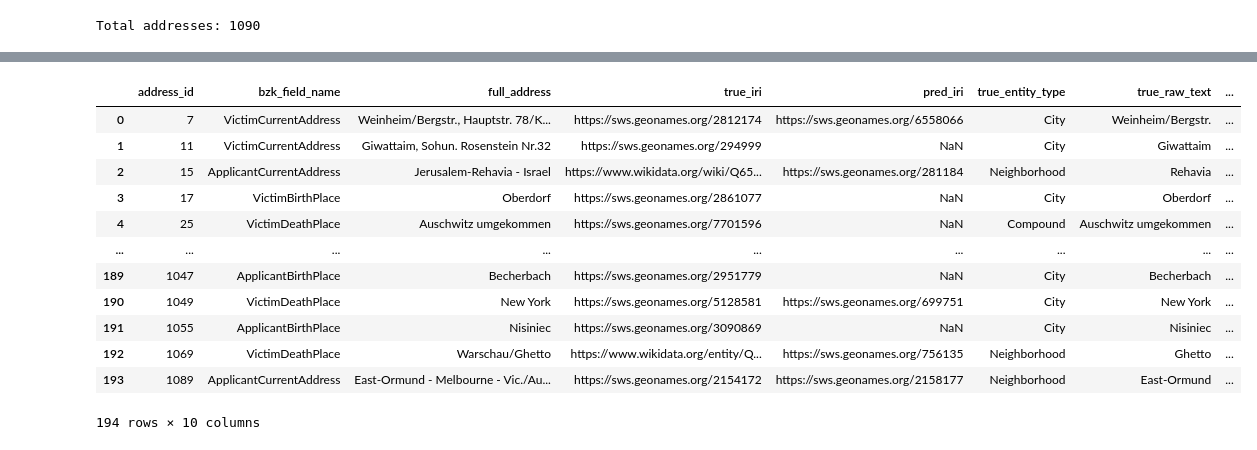
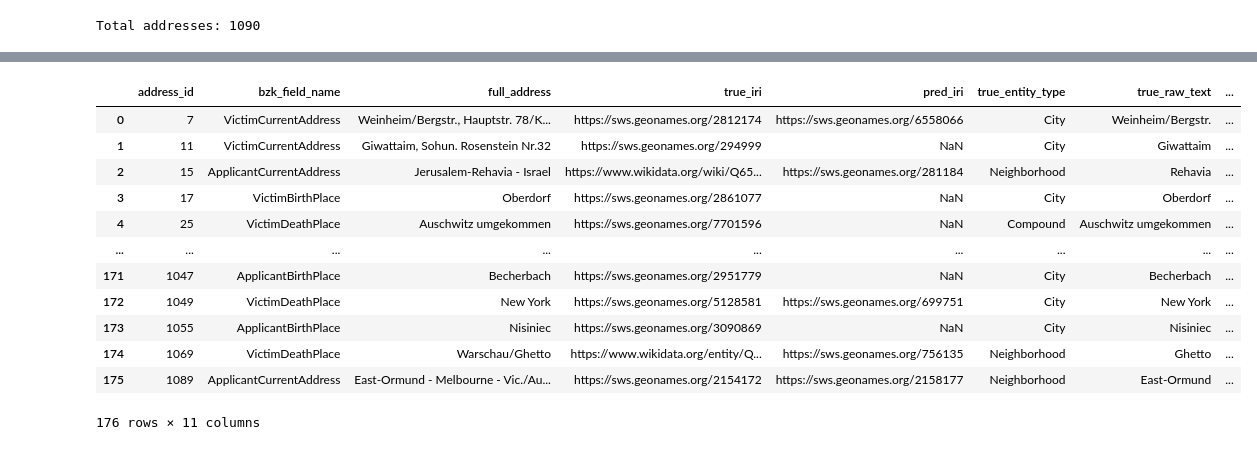
Before and after one commit to ISE-FIZKarlsruhe/bzk-address-parsing, a Jupyter notebook: entity_linking.ipynb, the cells around one changed output, grey strips where cells are left out. Saved outputs shown, nothing was run; the diff lists cells and outputs as text; code cells hidden in the pictures.

```diff
--- a/entity_linking.ipynb
+++ b/entity_linking.ipynb
@@ -294,62 +364,59 @@ Legend:
 # %%
 indexed_gt = bzkopen_gt.copy()
 indexed_gt["address_id"] = indexed_gt["address_id"].astype(str)
 indexed_gt.set_index("address_id", inplace=True)
 incorrect_or_missing_links = []
-for address in gt_disambiguated:
-    true_row = indexed_gt.loc[address.id]
+for row, outcome in zip(bzkopen_merged.itertuples(), gt_outcomes):
+    true_row = indexed_gt.loc[str(row.address_id)]
     true_iri = true_row["iri"]
     if pd.isna(true_iri):
         true_iri = None
         true_entity_type = None
         true_raw_text = None
     else:
         true_iri = normalize_iri(true_iri)
-        def _get_link_entity_type(row):
-            for c in row.index:
-                if c.endswith("_iri") and not pd.isna(row[c]):
+        def _get_link_entity_type(r):
+            for c in r.index:
+                if c.endswith("_iri") and not pd.isna(r[c]):
                     return c[:-4]  # Remove the "_iri" suffix to get the entity type
         true_entity_type = _get_link_entity_type(true_row)
         true_raw_text = true_row[true_entity_type]
-    pred_iri = None
-    if address.linked_to is not None:
-        pred_iri = normalize_iri(address.linked_to.finest_grain_entity.linked_to.geographical_name.entity.iri)
+    pred_iri = normalize_iri(outcome.iri)
     if true_iri != pred_iri:
-        row = dict(
-            address_id=address.id,
-            bzk_field_name=address.bzk_field_name,
-            full_address=address.full_address,
-            true_iri = true_iri,
-            pred_iri = pred_iri,
-            true_entity_type = true_entity_type,
-            true_raw_text = true_raw_text
+        record = dict(
+            address_id=row.address_id,
+            bzk_field_name=row.field,
+            full_address=row.FullAddress,
+            true_iri=true_iri,
+            pred_iri=pred_iri,
+            true_entity_type=true_entity_type,
+            true_raw_text=true_raw_text,
+            pred_status = outcome.search_status
         )
-        if address.linked_to is not None:
-            entity = address.linked_to.finest_grain_entity
-            assert entity.linked_to is not None, f"Entity {entity} has no linked geographical name"
-            geo_entity = entity.linked_to.geographical_name.entity
-            row.update(dict(
-                pred_entity_type=entity.entity_type.name,
-                pred_raw_text=entity.raw_text,
-                pred_country = geo_entity.country.country_name if geo_entity.country is not None else None,
+        finest = _finest_entity(outcome)
+        if finest is not None:
+            record.update(dict(
+                pred_entity_type=outcome.entity_type,
+                pred_matched_name=finest.matching.get("matched_name"),
+                pred_country=finest.country,
             ))
-        incorrect_or_missing_links.append(row)
+        incorrect_or_missing_links.append(record)
 incorrect_or_missing_links_df = pd.DataFrame(incorrect_or_missing_links)
 incorrect_or_missing_links_df
 # %% [output]
 |  | address_id | bzk_field_name | full_address | true_iri | pred_iri | true_entity_type | true_raw_text | ... |
 | 0 | 7 | VictimCurrentAddress | Weinheim/Bergstr., Hauptstr. 78/K... | https://sws.geonames.org/2812174 | https://sws.geonames.org/6558066 | City | Weinheim/Bergstr. | ... |
 | 1 | 11 | VictimCurrentAddress | Giwattaim, Sohun. Rosenstein Nr.32 | https://sws.geonames.org/294999 | NaN | City | Giwattaim | ... |
 | 2 | 15 | ApplicantCurrentAddress | Jerusalem-Rehavia - Israel | https://www.wikidata.org/wiki/Q65... | https://sws.geonames.org/281184 | Neighborhood | Rehavia | ... |
 | 3 | 17 | VictimBirthPlace | Oberdorf | https://sws.geonames.org/2861077 | NaN | City | Oberdorf | ... |
 | 4 | 25 | VictimDeathPlace | Auschwitz umgekommen | https://sws.geonames.org/7701596 | NaN | Compound | Auschwitz umgekommen | ... |
 | ... | ... | ... | ... | ... | ... | ... | ... | ... |
-| 189 | 1047 | ApplicantBirthPlace | Becherbach | https://sws.geonames.org/2951779 | NaN | City | Becherbach | ... |
-| 190 | 1049 | VictimDeathPlace | New York | https://sws.geonames.org/5128581 | https://sws.geonames.org/699751 | City | New York | ... |
-| 191 | 1055 | ApplicantBirthPlace | Nisiniec | https://sws.geonames.org/3090869 | NaN | City | Nisiniec | ... |
-| 192 | 1069 | VictimDeathPlace | Warschau/Ghetto | https://www.wikidata.org/entity/Q... | https://sws.geonames.org/756135 | Neighborhood | Ghetto | ... |
-| 193 | 1089 | ApplicantCurrentAddress | East-Ormund - Melbourne - Vic./Au... | https://sws.geonames.org/2154172 | https://sws.geonames.org/2158177 | Neighborhood | East-Ormund | ... |
+| 171 | 1047 | ApplicantBirthPlace | Becherbach | https://sws.geonames.org/2951779 | NaN | City | Becherbach | ... |
+| 172 | 1049 | VictimDeathPlace | New York | https://sws.geonames.org/5128581 | https://sws.geonames.org/699751 | City | New York | ... |
+| 173 | 1055 | ApplicantBirthPlace | Nisiniec | https://sws.geonames.org/3090869 | NaN | City | Nisiniec | ... |
+| 174 | 1069 | VictimDeathPlace | Warschau/Ghetto | https://www.wikidata.org/entity/Q... | https://sws.geonames.org/756135 | Neighborhood | Ghetto | ... |
+| 175 | 1089 | ApplicantCurrentAddress | East-Ormund - Melbourne - Vic./Au... | https://sws.geonames.org/2154172 | https://sws.geonames.org/2158177 | Neighborhood | East-Ormund | ... |
-194 rows × 10 columns
+176 rows × 11 columns
 # %%
 from collections import defaultdict
 import matplotlib.pyplot as plt
```
Also changed, not shown: parts of 22 cells of this notebook, 4 other files.
